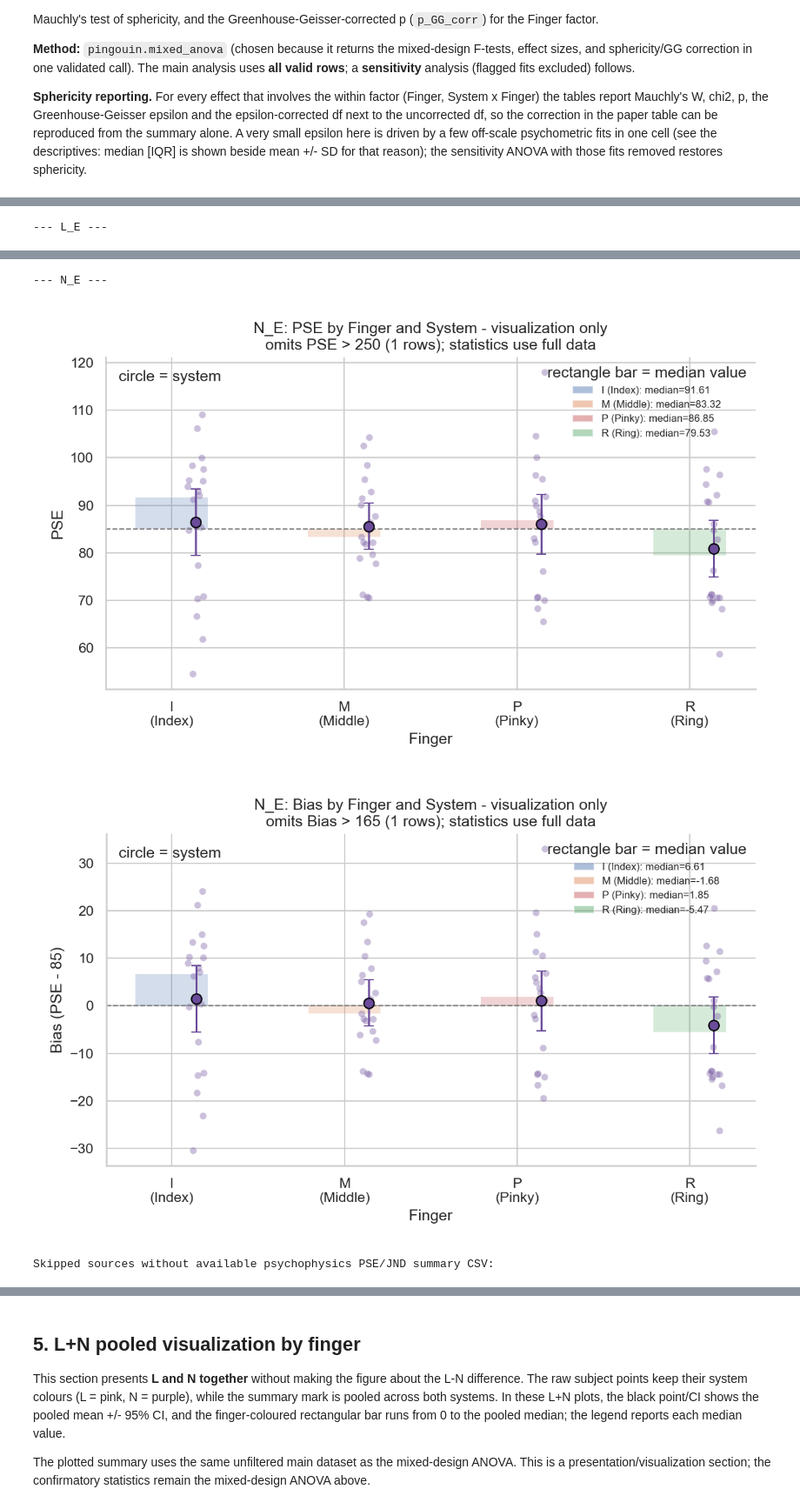
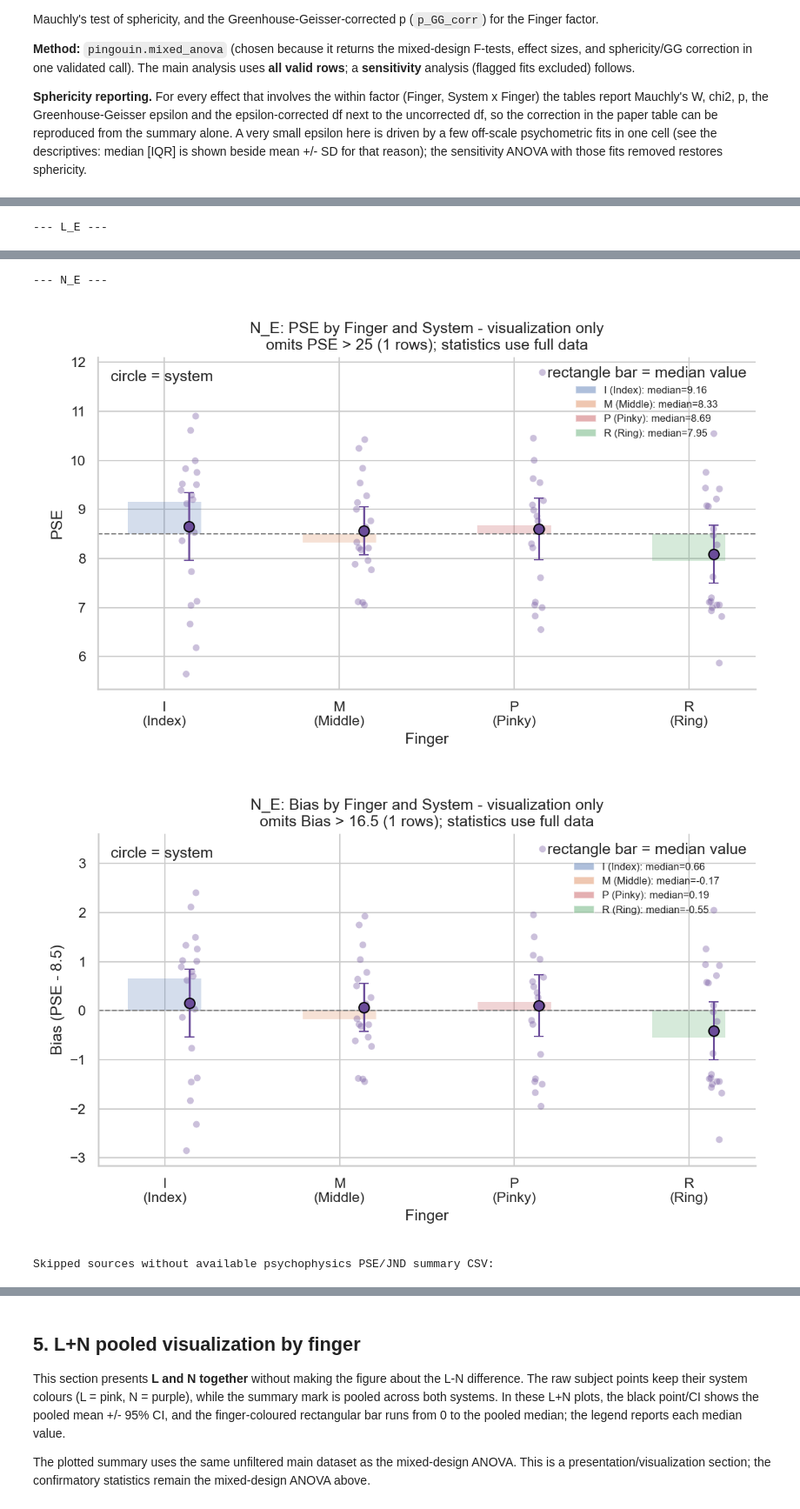
Before and after one commit to Elisheva-Shiri/Parallel_Heptics, a Jupyter notebook: analysis/anova_statistics/anova_statistics.ipynb, the cells around one changed output, grey strips where cells are left out. Shown at 87% size. Drawn from its saved outputs; the diff is of its cells as text; code cells hidden in the pictures.

```diff
--- a/analysis/anova_statistics/anova_statistics.ipynb
+++ b/analysis/anova_statistics/anova_statistics.ipynb
@@ -476,7 +476,7 @@ The cell renders the current selected source and the requested group sources (`L
 # %%
 # Visualization-only fixed cutoffs for readability.
 # These do NOT change any analysis DataFrame or statistics above/below.
-PSE_VISUAL_CUTOFF = 250.0
+PSE_VISUAL_CUTOFF = 25.0  # mm/m
 BIAS_VISUAL_CUTOFF = PSE_VISUAL_CUTOFF - A.STANDARD_VALUE
 PSE_VISUAL_SOURCES = [ANOVA_DATA_SOURCE, "L_E", "L_P", "N_E", "N_P"]
 
@@ -511,7 +511,7 @@ for source in _unique_sources(PSE_VISUAL_SOURCES):
     pse_n_omitted_cutoff = len(source_df) - len(df_pse_plot_cutoff)
     pse_trimmed_path = os.path.join(
         source_mixed_dir("PSE", "figures"),
-        f"{source_cohort}__pse_by_finger_system_pse_le_250_visualization.png"
+        f"{source_cohort}__pse_by_finger_system_pse_le_25_visualization.png"
     )
     A.plot_dv_by_finger(
         df_pse_plot_cutoff, "PSE", A.STANDARD_VALUE, "PSE",
@@ -530,7 +530,7 @@ for source in _unique_sources(PSE_VISUAL_SOURCES):
         f"{source_cohort}__bias_by_finger_system_bias_le_165_visualization.png"
     )
     A.plot_dv_by_finger(
-        df_bias_plot_cutoff, "Bias", 0.0, "Bias (PSE - 85)",
+        df_bias_plot_cutoff, "Bias", 0.0, "Bias (PSE - 8.5)",
         (f"{source_cohort}: Bias by Finger and System - visualization only\n"
          f"omits Bias > {BIAS_VISUAL_CUTOFF:g} "
          f"({bias_n_omitted_cutoff} rows); statistics use full data"),
@@ -577,6 +577,6 @@ Skipping N_P: psychophysics PSE/JND summary not found
 --- N_E ---
-[figure, old version]
+[figure, new version]
-[figure, old version]
+[figure, new version]
 Skipped sources without available psychophysics PSE/JND summary CSV:
 |  | source | reason |
 | 0 | L_P | Could not find 'pse_jnd_by_subjec... |
```
Also changed, not shown: parts of 26 cells of this notebook, 12 other files.
